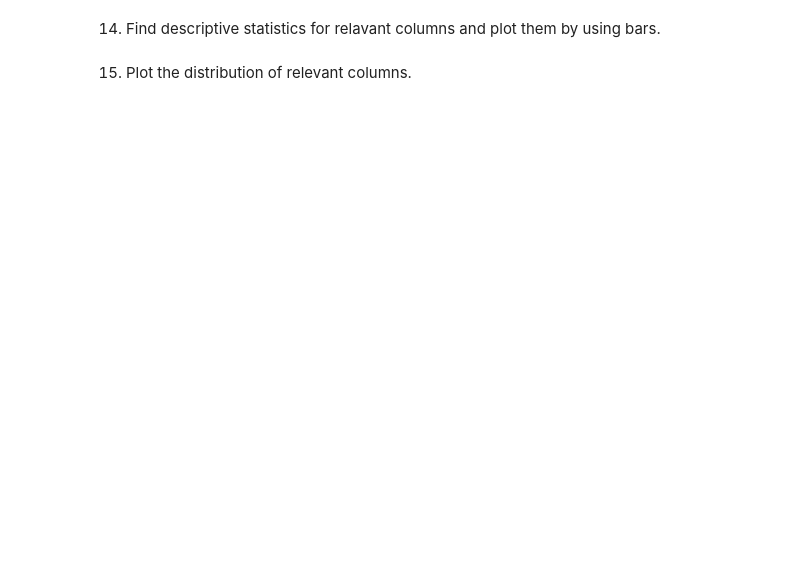
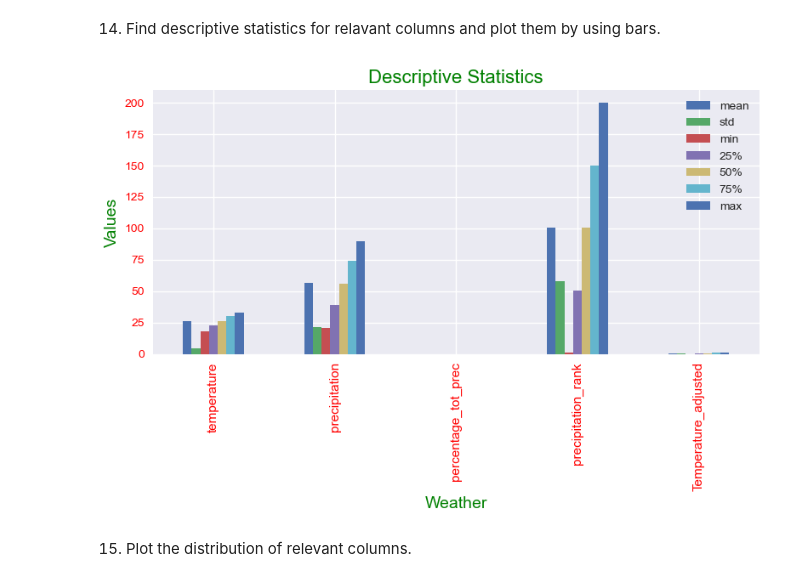
Before and after one commit to RobertoTabosa/AgriFirstWeek, a Jupyter notebook: Assinment_3&4 - Roberto Tabosa.ipynb, the cells around one changed output. Saved outputs shown, nothing was run; the diff lists cells and outputs as text; code cells hidden in the pictures; blank space fills up the shorter version.

```diff
--- a/Assinment_3&4 - Roberto Tabosa.ipynb
+++ b/Assinment_3&4 - Roberto Tabosa.ipynb
@@ -464,3 +602,21 @@ Name: precipitation, dtype: float64
+# %%
+## Your code here down
+df2 = df
+df2.drop(columns=['farm_lon', 'farm_lat']).describe().T\
+    .drop(columns='count')\
+    .plot(kind='bar')
+plt.title('Descriptive Statistics', color='green', fontsize=16)
+plt.xlabel('Weather', color='green',fontsize=14)
+plt.ylabel('Values', color='green', fontsize=14)
+plt.xticks(color='red', fontsize=11)
+plt.yticks(color='red')
+plt.tight_layout()
+plt.show()
+
+
+## Your code here up
+# %% [output]
+[figure, added]
 # %% [markdown]
 15. Plot the distribution of relevant columns.
 # %%
```
Also changed, not shown: parts of 29 cells of this notebook.
